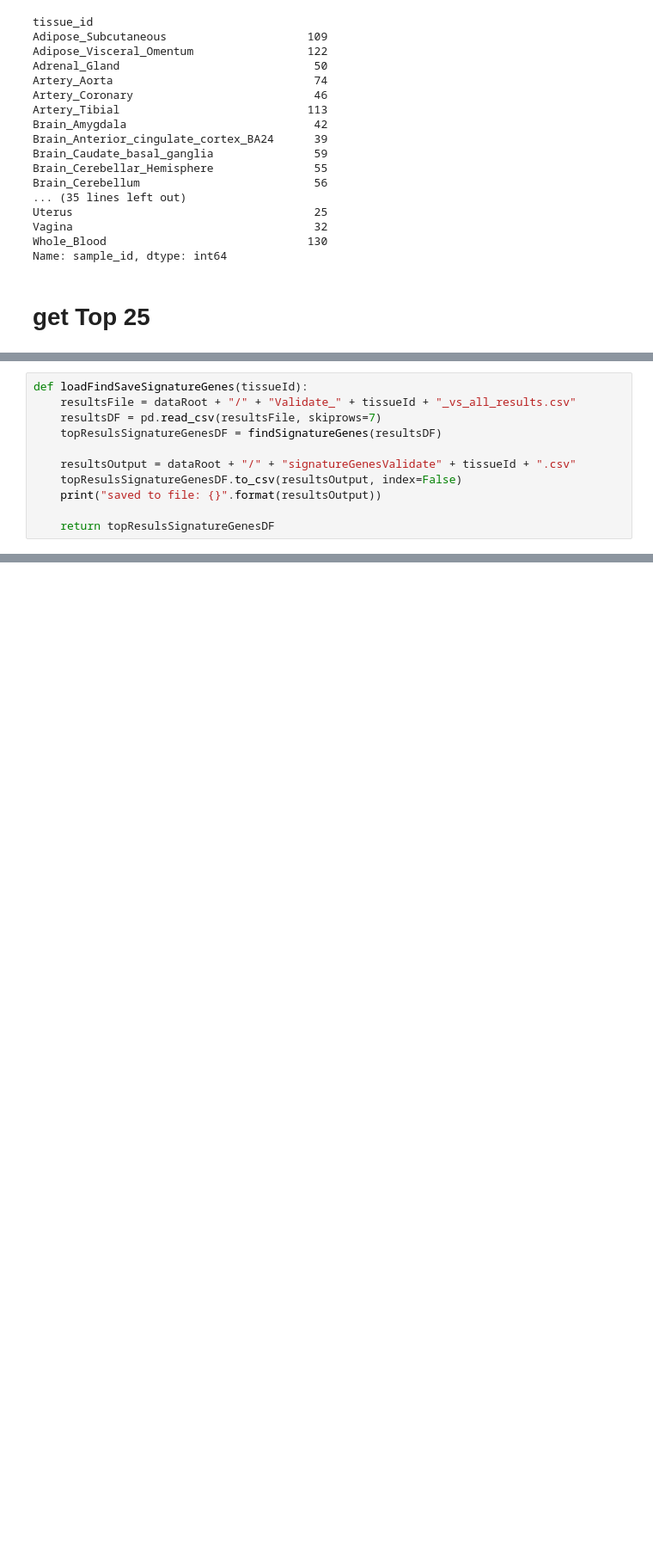
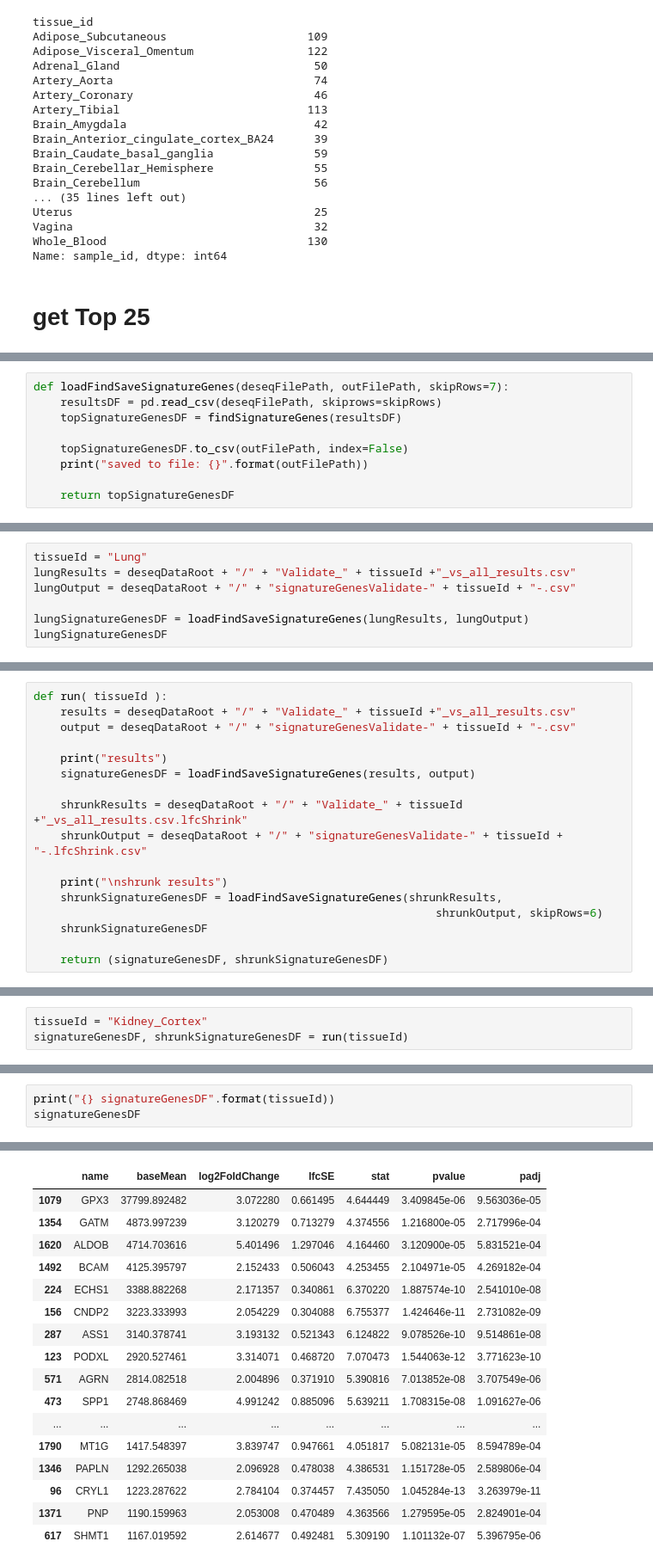
Before and after one commit to aedavids/extraCellularRNA, a Jupyter notebook: terra/deseq/doc/plots/jupyterNotebooks/GTExValidateExploration.ipynb, the cells around one changed output, grey strips where cells are left out. Shown at 86% size. Drawn from its saved outputs; the diff is of its cells as text; blank space fills up the shorter version.

Commit message:
early check, modified upset for lfcshrink(). TODO, padj bug when we print out interesections, lfcshrink results have one less column

```diff
--- a/terra/deseq/doc/plots/jupyterNotebooks/GTExValidateExploration.ipynb
+++ b/terra/deseq/doc/plots/jupyterNotebooks/GTExValidateExploration.ipynb
@@ -111,13 +113,11 @@ def findSignatureGenes(deseqDF, topN=25, lfcThreshold=2.0, padjThreshold=0.01):
     topSignatureGenesDF = deseqBaseMeanSignatureGenesDF.head( topN )
     return topSignatureGenesDF
 # %%
-def loadFindSaveSignatureGenes(tissueId):
-    resultsFile = dataRoot + "/" + "Validate_" + tissueId + "_vs_all_results.csv"
-    resultsDF = pd.read_csv(resultsFile, skiprows=7)
-    topResulsSignatureGenesDF = findSignatureGenes(resultsDF)
+def loadFindSaveSignatureGenes(deseqFilePath, outFilePath, skipRows=7):
+    resultsDF = pd.read_csv(deseqFilePath, skiprows=skipRows)
+    topSignatureGenesDF = findSignatureGenes(resultsDF)
 
-    resultsOutput = dataRoot + "/" + "signatureGenesValidate" + tissueId + ".csv"
-    topResulsSignatureGenesDF.to_csv(resultsOutput, index=False)
-    print("saved to file: {}".format(resultsOutput))
+    topSignatureGenesDF.to_csv(outFilePath, index=False)
+    print("saved to file: {}".format(outFilePath))
 
-    return topResulsSignatureGenesDF
+    return topSignatureGenesDF
@@ -219,0 +126,7 @@ saved to file: ../data/signatureGenesValidateKidney_Cortex.csv
+# %%
+tissueId = "Lung"
+lungResults = deseqDataRoot + "/" + "Validate_" + tissueId +"_vs_all_results.csv"
+lungOutput = deseqDataRoot + "/" + "signatureGenesValidate-" + tissueId + "-.csv"
+
+lungSignatureGenesDF = loadFindSaveSignatureGenes(lungResults, lungOutput)
+lungSignatureGenesDF
@@ -219,0 +184,17 @@ saved to file: ../data/signatureGenesValidateKidney_Cortex.csv
+# %%
+def run( tissueId ):
+    results = deseqDataRoot + "/" + "Validate_" + tissueId +"_vs_all_results.csv"
+    output = deseqDataRoot + "/" + "signatureGenesValidate-" + tissueId + "-.csv"
+
+    print("results")
+    signatureGenesDF = loadFindSaveSignatureGenes(results, output)
+
+    shrunkResults = deseqDataRoot + "/" + "Validate_" + tissueId +"_vs_all_results.csv.lfcShrink"
+    shrunkOutput = deseqDataRoot + "/" + "signatureGenesValidate-" + tissueId + "-.lfcShrink.csv"
+
+    print("\nshrunk results")
+    shrunkSignatureGenesDF = loadFindSaveSignatureGenes(shrunkResults,
+                                                            shrunkOutput, skipRows=6)
+    shrunkSignatureGenesDF
+
+    return (signatureGenesDF, shrunkSignatureGenesDF)
@@ -219,0 +321,3 @@ saved to file: ../data/signatureGenesValidateKidney_Cortex.csv
+# %%
+tissueId = "Kidney_Cortex"
+signatureGenesDF, shrunkSignatureGenesDF = run(tissueId)
@@ -219,0 +334,4 @@ saved to file: ../data/signatureGenesValidateKidney_Cortex.csv
+# %%
+print("{} signatureGenesDF".format(tissueId))
+signatureGenesDF
+# %% [output]
@@ -219,0 +339,17 @@ saved to file: ../data/signatureGenesValidateKidney_Cortex.csv
+|  | name | baseMean | log2FoldChange | lfcSE | stat | pvalue | padj |
+| 1079 | GPX3 | 37799.892482 | 3.072280 | 0.661495 | 4.644449 | 3.409845e-06 | 9.563036e-05 |
+| 1354 | GATM | 4873.997239 | 3.120279 | 0.713279 | 4.374556 | 1.216800e-05 | 2.717996e-04 |
+| 1620 | ALDOB | 4714.703616 | 5.401496 | 1.297046 | 4.164460 | 3.120900e-05 | 5.831521e-04 |
+| 1492 | BCAM | 4125.395797 | 2.152433 | 0.506043 | 4.253455 | 2.104971e-05 | 4.269182e-04 |
+| 224 | ECHS1 | 3388.882268 | 2.171357 | 0.340861 | 6.370220 | 1.887574e-10 | 2.541010e-08 |
+| 156 | CNDP2 | 3223.333993 | 2.054229 | 0.304088 | 6.755377 | 1.424646e-11 | 2.731082e-09 |
+| 287 | ASS1 | 3140.378741 | 3.193132 | 0.521343 | 6.124822 | 9.078526e-10 | 9.514861e-08 |
+| 123 | PODXL | 2920.527461 | 3.314071 | 0.468720 | 7.070473 | 1.544063e-12 | 3.771623e-10 |
+| 571 | AGRN | 2814.082518 | 2.004896 | 0.371910 | 5.390816 | 7.013852e-08 | 3.707549e-06 |
+| 473 | SPP1 | 2748.868469 | 4.991242 | 0.885096 | 5.639211 | 1.708315e-08 | 1.091627e-06 |
+| ... | ... | ... | ... | ... | ... | ... | ... |
+| 1790 | MT1G | 1417.548397 | 3.839747 | 0.947661 | 4.051817 | 5.082131e-05 | 8.594789e-04 |
+| 1346 | PAPLN | 1292.265038 | 2.096928 | 0.478038 | 4.386531 | 1.151728e-05 | 2.589806e-04 |
+| 96 | CRYL1 | 1223.287622 | 2.784104 | 0.374457 | 7.435050 | 1.045284e-13 | 3.263979e-11 |
+| 1371 | PNP | 1190.159963 | 2.053008 | 0.470489 | 4.363566 | 1.279595e-05 | 2.824901e-04 |
+| 617 | SHMT1 | 1167.019592 | 2.614677 | 0.492481 | 5.309190 | 1.101132e-07 | 5.396795e-06 |
```
Also changed, not shown: parts of 29 cells of this notebook, 5 other files.
